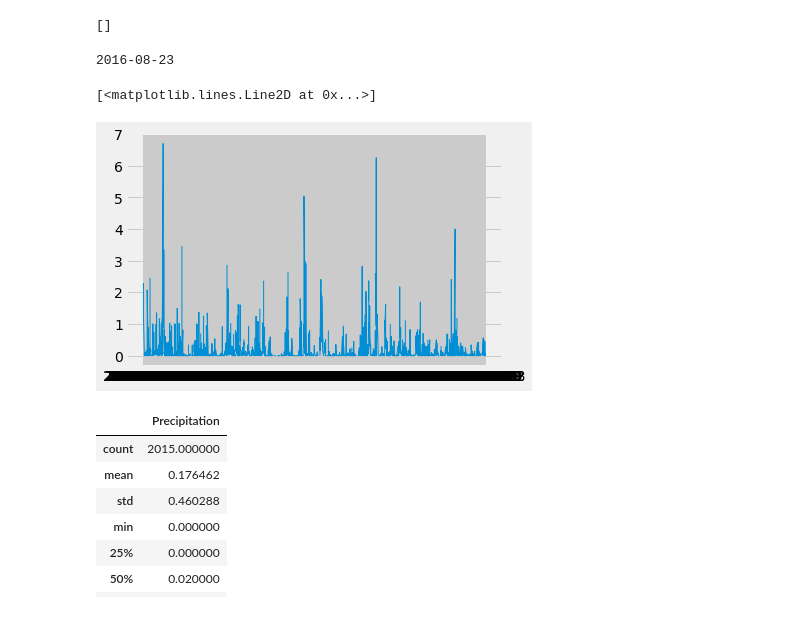
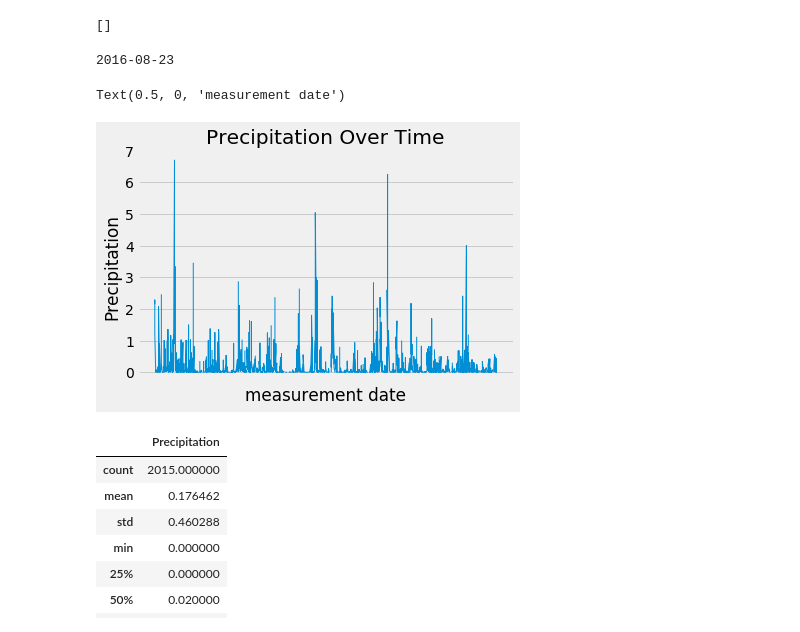
Before and after one commit to msflores10307/sqlalchemy-challenge, a Jupyter notebook: climate_starter.ipynb, the cells around one changed output. Cells and saved outputs as stored; diff of their text form; code cells hidden in the pictures.

```diff
--- a/climate_starter.ipynb
+++ b/climate_starter.ipynb
@@ -113,27 +113,31 @@ max_date = session.query(measurement.date).order_by(measurement.date.desc()).fir
 # %%
 # Calculate the date 1 year ago from the last data point in the database
 lastdate = dt.strptime(max_date,'%Y-%m-%d')
 datelimit = ((lastdate-dttm.timedelta(365)).isoformat()).split('T')[0]
 print(datelimit)
 
 # Perform a query to retrieve the data and precipitation scores
 results = session.query(measurement).filter(measurement.date>datelimit)
 dates = []
 prec = []
 for row in results:
     dates.append(row.date)
     prec.append(row.prcp)
 # Save the query results as a Pandas DataFrame and set the index to the date column
 prec_df = pd.DataFrame({"Date":dates,"Precipitation":prec})
 prec_df.set_index('Date')
 # Sort the dataframe by date
 prec_df = prec_df.sort_values("Date")
 # Use Pandas Plotting with Matplotlib to plot the data
 plt.plot(prec_df["Date"], prec_df["Precipitation"],linewidth = 1)
+plt.xticks([])
+plt.title('Precipitation Over Time')
+plt.ylabel('Precipitation')
+plt.xlabel('measurement date')
 # %% [output]
 2016-08-23
-[<matplotlib.lines.Line2D at 0x...>]
+Text(0.5, 0, 'measurement date')
-[figure, old version]
+[figure, new version]
 # %%
 # Use Pandas to calcualte the summary statistics for the precipitation data
 prec_df.describe()
```
Also changed, not shown: parts of 13 cells of this notebook, 2 other files.
